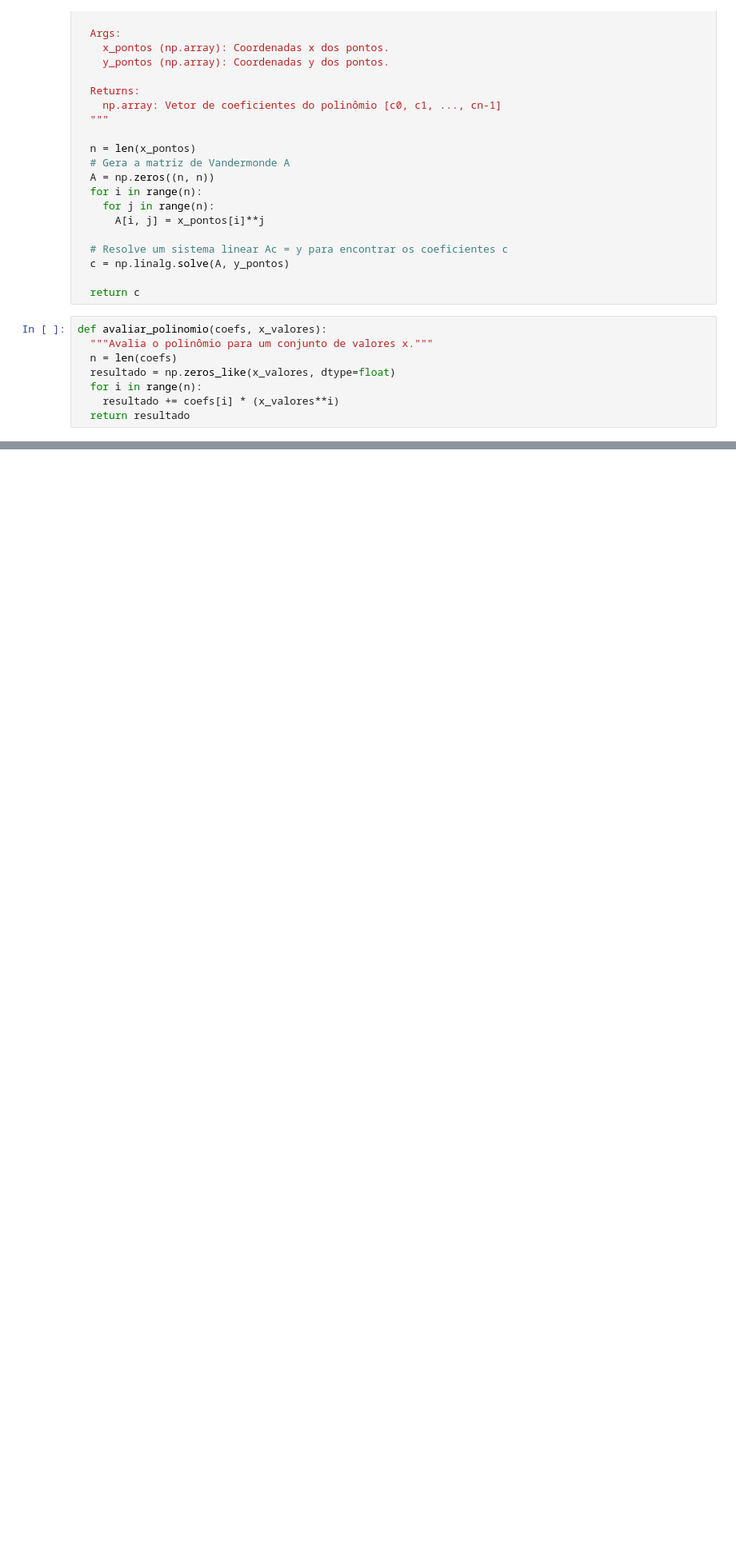
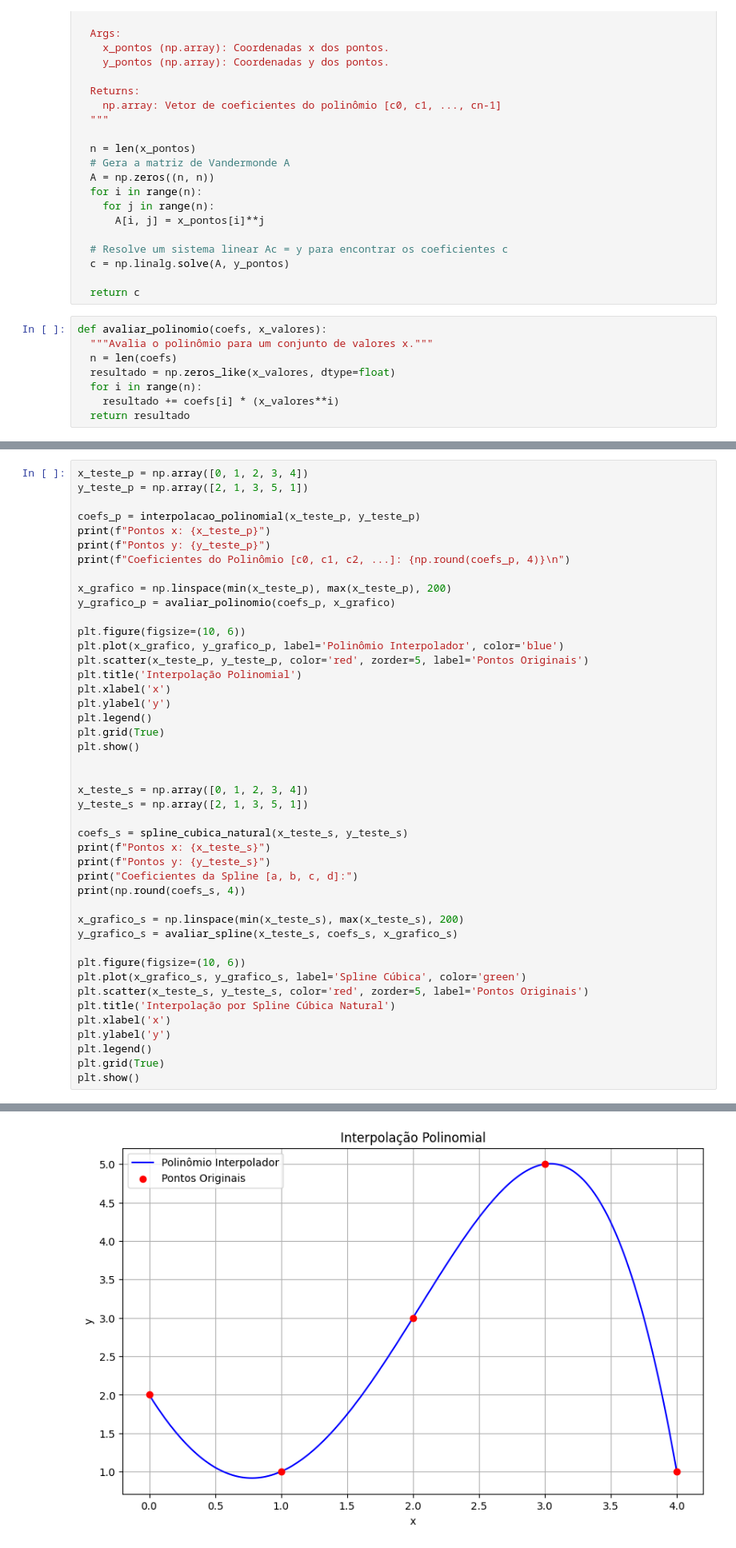
Before and after one commit to arthur-siqueira/interpolacao-sistemas-lineares, a Jupyter notebook: interpolacao_sistemas_lineares.ipynb, the cells around one changed output, grey strips where cells are left out. Shown: that part at 80% size. Drawn from its saved outputs; the diff is of its cells as text; blank space fills up the shorter version.

Commit message:
add casos de teste

```diff
--- a/interpolacao_sistemas_lineares.ipynb
+++ b/interpolacao_sistemas_lineares.ipynb
@@ -99,3 +98,48 @@ def avaliar_spline(x_pontos, coefs, x_valores):
     resultado[i] = a + b * dx + c * dx**2 + d * dx**3
 
   return resultado
+# %%
+x_teste_p = np.array([0, 1, 2, 3, 4])
+y_teste_p = np.array([2, 1, 3, 5, 1])
+
+coefs_p = interpolacao_polinomial(x_teste_p, y_teste_p)
+print(f"Pontos x: {x_teste_p}")
+print(f"Pontos y: {y_teste_p}")
+print(f"Coeficientes do Polinômio [c0, c1, c2, ...]: {np.round(coefs_p, 4)}\n")
+
+x_grafico = np.linspace(min(x_teste_p), max(x_teste_p), 200)
+y_grafico_p = avaliar_polinomio(coefs_p, x_grafico)
+
+plt.figure(figsize=(10, 6))
+plt.plot(x_grafico, y_grafico_p, label='Polinômio Interpolador', color='blue')
+plt.scatter(x_teste_p, y_teste_p, color='red', zorder=5, label='Pontos Originais')
+plt.title('Interpolação Polinomial')
+plt.xlabel('x')
+plt.ylabel('y')
+plt.legend()
+plt.grid(True)
+plt.show()
+
+
+x_teste_s = np.array([0, 1, 2, 3, 4])
+y_teste_s = np.array([2, 1, 3, 5, 1])
+
+coefs_s = spline_cubica_natural(x_teste_s, y_teste_s)
+print(f"Pontos x: {x_teste_s}")
+print(f"Pontos y: {y_teste_s}")
+print("Coeficientes da Spline [a, b, c, d]:")
+print(np.round(coefs_s, 4))
+
+x_grafico_s = np.linspace(min(x_teste_s), max(x_teste_s), 200)
+y_grafico_s = avaliar_spline(x_teste_s, coefs_s, x_grafico_s)
+
+plt.figure(figsize=(10, 6))
+plt.plot(x_grafico_s, y_grafico_s, label='Spline Cúbica', color='green')
+plt.scatter(x_teste_s, y_teste_s, color='red', zorder=5, label='Pontos Originais')
+plt.title('Interpolação por Spline Cúbica Natural')
+plt.xlabel('x')
+plt.ylabel('y')
+plt.legend()
+plt.grid(True)
+plt.show()
+# %% [output]
@@ -101,0 +149 @@ def avaliar_spline(x_pontos, coefs, x_valores):
+[figure, added]
```
Also changed, not shown: parts of 3 cells of this notebook.
